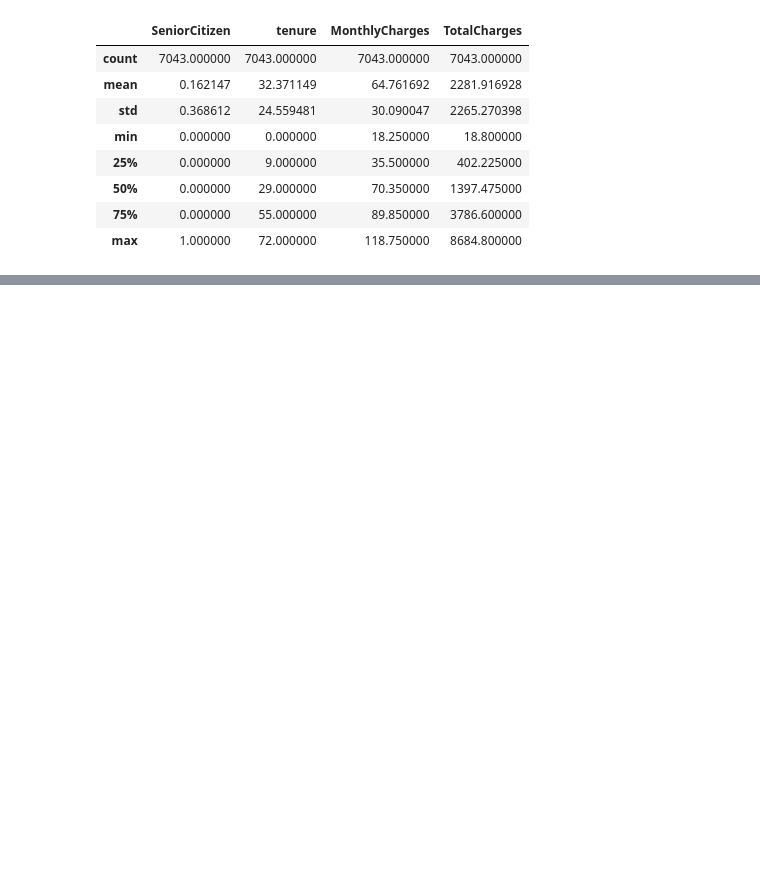
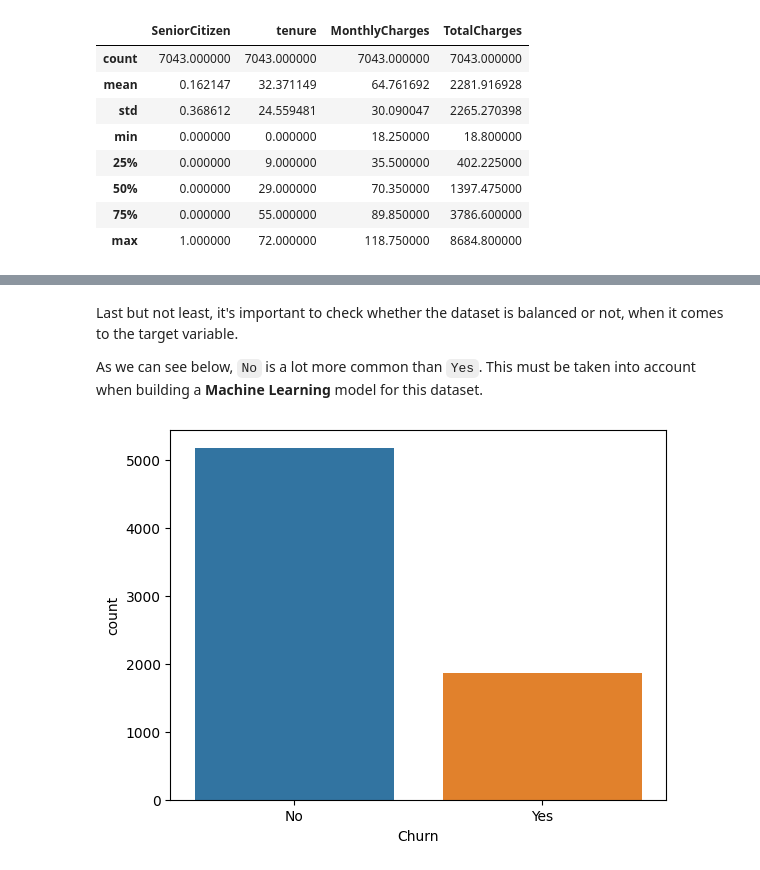
Before and after one commit to rafaelnduarte/Churn_Prediction, a Jupyter notebook: Churn_Prediction.ipynb, the cells around one changed output, grey strips where cells are left out. Drawn from its saved outputs; the diff is of its cells as text; code cells hidden in the pictures; blank space fills up the shorter version.

```diff
--- a/Churn_Prediction.ipynb
+++ b/Churn_Prediction.ipynb
@@ -494,0 +241,8 @@ Fica o convite a você, aluno DSNP, melhorar o nosso modelo. Também convido a e
+# %% [markdown]
+Last but not least, it's important to check whether the dataset is balanced or not, when it comes to the target variable.
+
+As we can see below, `No` is a lot more common than `Yes`. This must be taken into account when building a **Machine Learning** model for this dataset.
+# %%
+sns.countplot(x='Churn', data=df);
+# %% [output]
+[figure, added]
```
Also changed, not shown: parts of 83 cells of this notebook.
